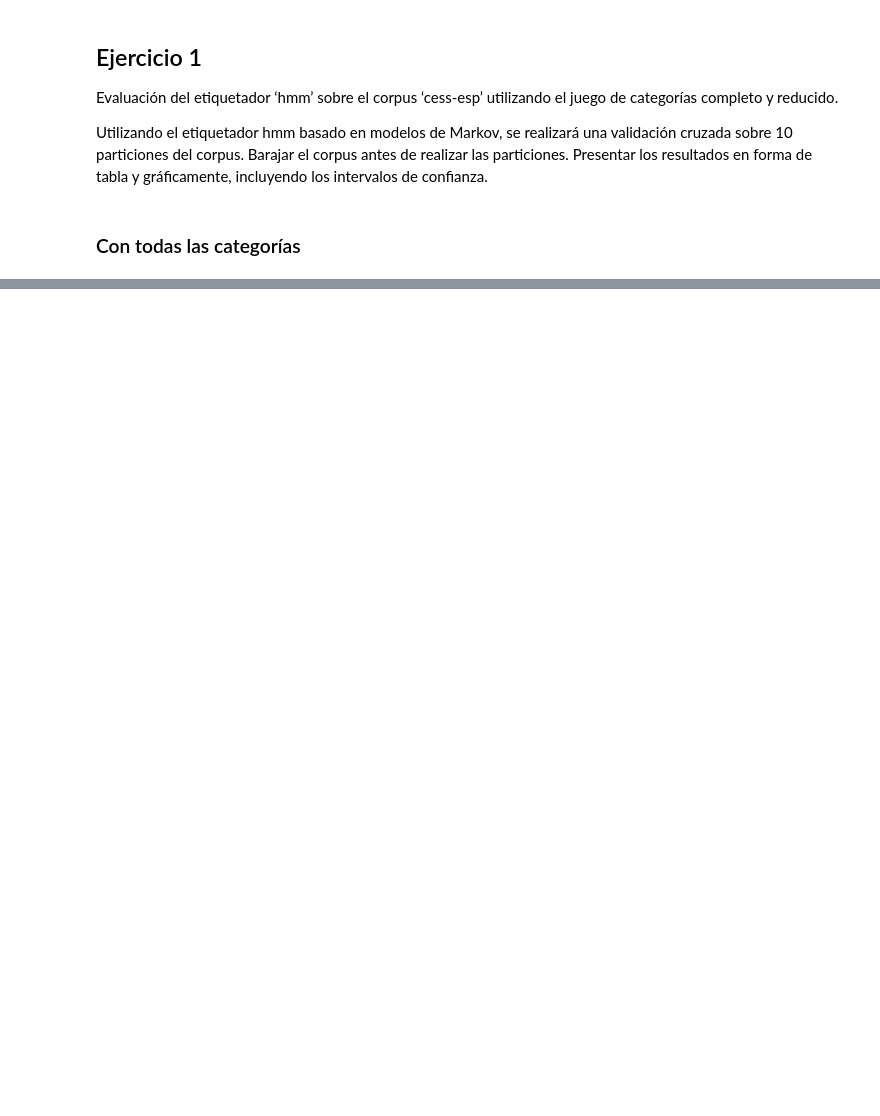
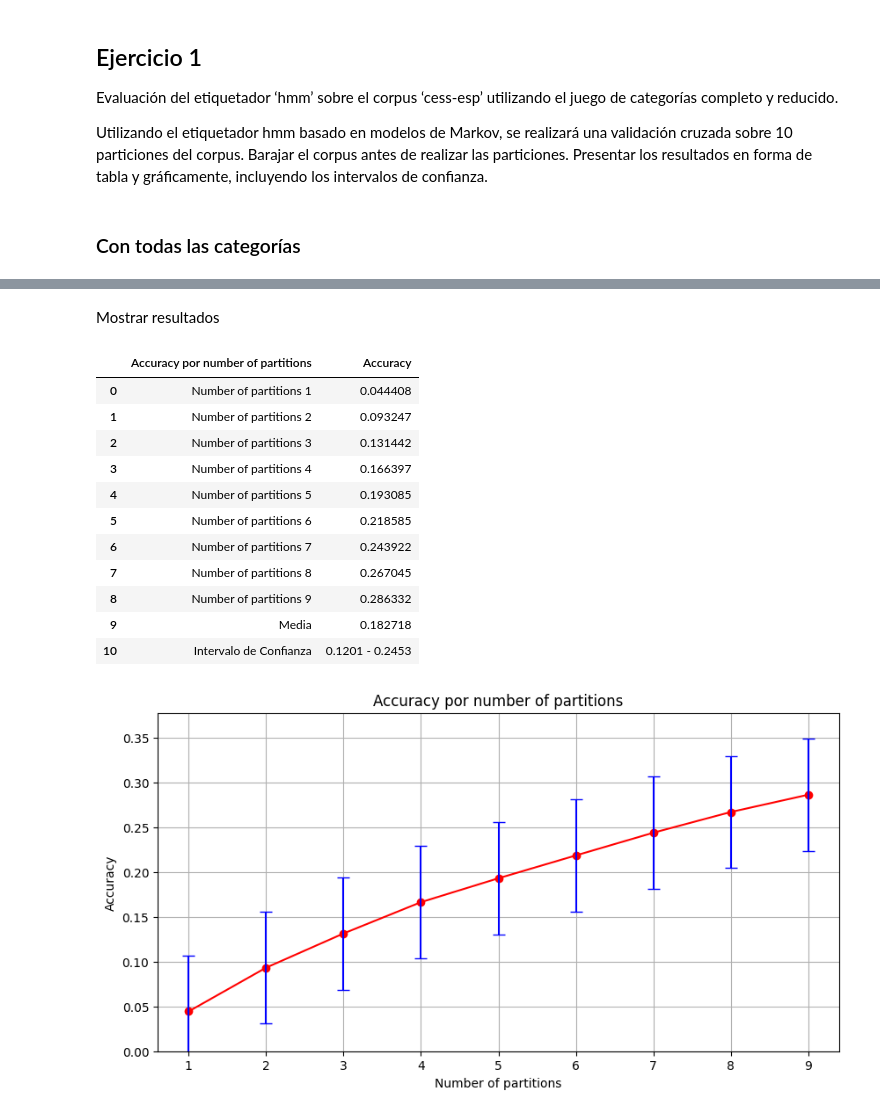
Before and after one commit to jaume2000/Treball_LC, a Jupyter notebook: trabajo_lc.ipynb, the cells around one changed output, grey strips where cells are left out. Saved outputs shown, nothing was run; the diff lists cells and outputs as text; code cells hidden in the pictures; blank space fills up the shorter version.

```diff
--- a/trabajo_lc.ipynb
+++ b/trabajo_lc.ipynb
@@ -74,7 +89,2 @@ def cross_validation(sentences, num_partitions):
 # %% [markdown]
 ### Con todas las categorías
-# %%
-#all_categories_results = cross_validation(cess_sents, 10)
-accuracies, mean_acc, conf_int = all_categories_results
-show_accuuracy_table(*all_categories_results)
-show_accuracy_graph(list(range(len(accuracies))), accuracies, mean_acc, conf_int)
@@ -183,0 +193,24 @@ ejercicio3(cess_sents)
+# %%
+def accumulated_validation(sentences, num_partitions):
+    partition_size = len(sentences) // num_partitions
+    partitions = [sentences[i * partition_size: (i + 1) * partition_size] for i in range(num_partitions)]
+
+    train_data = []
+    test_data = partitions[-1]
+
+    accuracies = []
+    for i in range(num_partitions-1):
+        train_data += partitions[i]
+
+        trainer = hmm.HiddenMarkovModelTrainer()
+        hmm_tagger = trainer.train(train_data)
+        acc = hmm_tagger.accuracy(test_data)
+        accuracies.append(acc)
+        print(f"Accuracy for partition {i}: {acc}")
+
+    mean_acc = np.mean(accuracies)
+    conf_int = t.interval(0.95, len(accuracies) - 1, loc=mean_acc, scale=stats.sem(accuracies))
+    print("Mean accuracy: ", mean_acc)
+    print("Confidence interval: ", conf_int)
+
+    return accuracies
@@ -183,0 +219,2 @@ ejercicio3(cess_sents)
+# %%
+accumulated_categories_accuracies = accumulated_validation(cess_sents, 10)
@@ -183,0 +233,19 @@ ejercicio3(cess_sents)
+# %% [markdown]
+Mostrar resultados
+# %%
+show_accuracy_table(accumulated_categories_accuracies, "Accuracy por number of partitions", ["Number of partitions " + str(i) for i in range(1, 10)])
+show_accuracy_graph(accumulated_categories_accuracies, "Accuracy por number of partitions", list(range(1, 10)), "Number of partitions")
+# %% [output]
+|  | Accuracy por number of partitions | Accuracy |
+| 0 | Number of partitions 1 | 0.044408 |
+| 1 | Number of partitions 2 | 0.093247 |
+| 2 | Number of partitions 3 | 0.131442 |
+| 3 | Number of partitions 4 | 0.166397 |
+| 4 | Number of partitions 5 | 0.193085 |
+| 5 | Number of partitions 6 | 0.218585 |
+| 6 | Number of partitions 7 | 0.243922 |
+| 7 | Number of partitions 8 | 0.267045 |
+| 8 | Number of partitions 9 | 0.286332 |
+| 9 | Media | 0.182718 |
+| 10 | Intervalo de Confianza | 0.1201 - 0.2453 |
+[figure, added]
```
Also changed, not shown: parts of 45 cells of this notebook.
